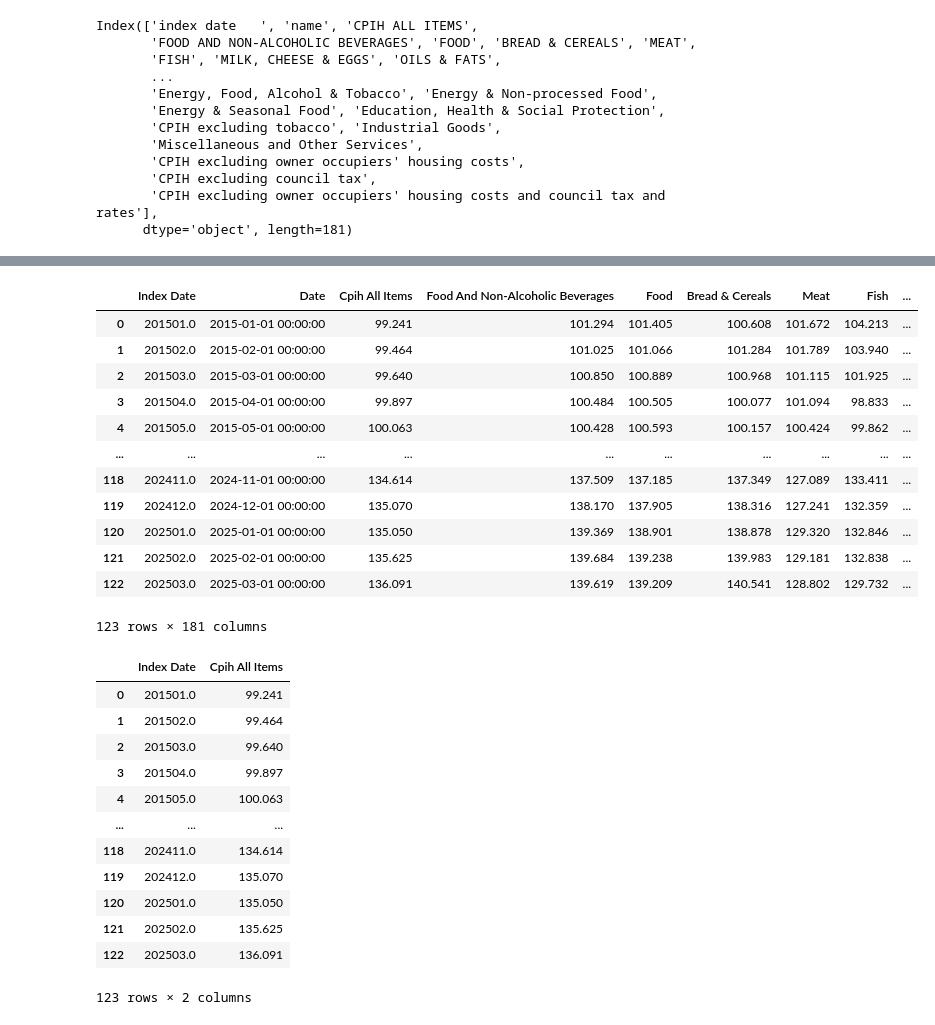
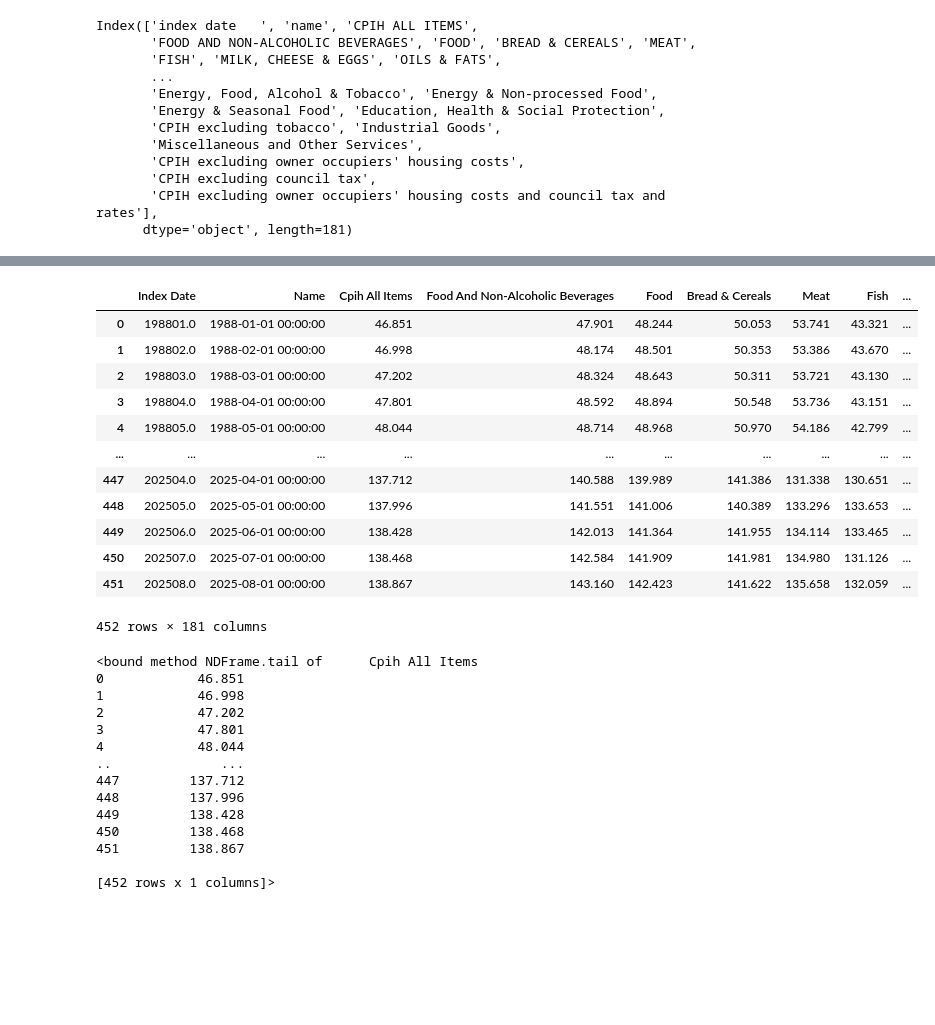
Before and after one commit to Drook93/ONS-Govenment-Public-Spending-Forecast, a Jupyter notebook: CPI_ons_data_new.ipynb, the cells around one changed output, grey strips where cells are left out. Drawn from its saved outputs; the diff is of its cells as text; code cells hidden in the pictures; blank space fills up the shorter version.

```diff
--- a/CPI_ons_data_new.ipynb
+++ b/CPI_ons_data_new.ipynb
@@ -63,3 +62,0 @@ df
-# %%
-df = df.rename(columns={'Name': 'Date'})
-print(df['Date'])
@@ -99,17 +103,18 @@ print(df.iloc[120:150])
 # %%
-df.drop(df.index[123:], inplace=True)
+df.drop(df.index[452:], inplace=True)
+df = df.reset_index(drop=True)
 df
 # %% [output]
-|  | Index Date | Date | Cpih All Items | Food And Non-Alcoholic Beverages | Food | Bread & Cereals | Meat | Fish | ... |
-| 0 | 201501.0 | 2015-01-01 00:00:00 | 99.241 | 101.294 | 101.405 | 100.608 | 101.672 | 104.213 | ... |
-| 1 | 201502.0 | 2015-02-01 00:00:00 | 99.464 | 101.025 | 101.066 | 101.284 | 101.789 | 103.940 | ... |
-| 2 | 201503.0 | 2015-03-01 00:00:00 | 99.640 | 100.850 | 100.889 | 100.968 | 101.115 | 101.925 | ... |
-| 3 | 201504.0 | 2015-04-01 00:00:00 | 99.897 | 100.484 | 100.505 | 100.077 | 101.094 | 98.833 | ... |
-| 4 | 201505.0 | 2015-05-01 00:00:00 | 100.063 | 100.428 | 100.593 | 100.157 | 100.424 | 99.862 | ... |
+|  | Index Date | Name | Cpih All Items | Food And Non-Alcoholic Beverages | Food | Bread & Cereals | Meat | Fish | ... |
+| 0 | 198801.0 | 1988-01-01 00:00:00 | 46.851 | 47.901 | 48.244 | 50.053 | 53.741 | 43.321 | ... |
+| 1 | 198802.0 | 1988-02-01 00:00:00 | 46.998 | 48.174 | 48.501 | 50.353 | 53.386 | 43.670 | ... |
+| 2 | 198803.0 | 1988-03-01 00:00:00 | 47.202 | 48.324 | 48.643 | 50.311 | 53.721 | 43.130 | ... |
+| 3 | 198804.0 | 1988-04-01 00:00:00 | 47.801 | 48.592 | 48.894 | 50.548 | 53.736 | 43.151 | ... |
+| 4 | 198805.0 | 1988-05-01 00:00:00 | 48.044 | 48.714 | 48.968 | 50.970 | 54.186 | 42.799 | ... |
 | ... | ... | ... | ... | ... | ... | ... | ... | ... | ... |
-| 118 | 202411.0 | 2024-11-01 00:00:00 | 134.614 | 137.509 | 137.185 | 137.349 | 127.089 | 133.411 | ... |
-| 119 | 202412.0 | 2024-12-01 00:00:00 | 135.070 | 138.170 | 137.905 | 138.316 | 127.241 | 132.359 | ... |
-| 120 | 202501.0 | 2025-01-01 00:00:00 | 135.050 | 139.369 | 138.901 | 138.878 | 129.320 | 132.846 | ... |
-| 121 | 202502.0 | 2025-02-01 00:00:00 | 135.625 | 139.684 | 139.238 | 139.983 | 129.181 | 132.838 | ... |
-| 122 | 202503.0 | 2025-03-01 00:00:00 | 136.091 | 139.619 | 139.209 | 140.541 | 128.802 | 129.732 | ... |
+| 447 | 202504.0 | 2025-04-01 00:00:00 | 137.712 | 140.588 | 139.989 | 141.386 | 131.338 | 130.651 | ... |
+| 448 | 202505.0 | 2025-05-01 00:00:00 | 137.996 | 141.551 | 141.006 | 140.389 | 133.296 | 133.653 | ... |
+| 449 | 202506.0 | 2025-06-01 00:00:00 | 138.428 | 142.013 | 141.364 | 141.955 | 134.114 | 133.465 | ... |
+| 450 | 202507.0 | 2025-07-01 00:00:00 | 138.468 | 142.584 | 141.909 | 141.981 | 134.980 | 131.126 | ... |
+| 451 | 202508.0 | 2025-08-01 00:00:00 | 138.867 | 143.160 | 142.423 | 141.622 | 135.658 | 132.059 | ... |
-123 rows × 181 columns
+452 rows × 181 columns
@@ -119,18 +121,19 @@ df = df[df['Index Date'] >= '201501'].reset_index(drop=True)
 # %%
-df_CPIH = df[['Index Date', 'Cpih All Items']]
+df_CPIH = df[['Cpih All Items']]
 
-df_CPIH
+df_CPIH.tail
 # %% [output]
-|  | Index Date | Cpih All Items |
-| 0 | 201501.0 | 99.241 |
-| 1 | 201502.0 | 99.464 |
-| 2 | 201503.0 | 99.640 |
-| 3 | 201504.0 | 99.897 |
-| 4 | 201505.0 | 100.063 |
-| ... | ... | ... |
-| 118 | 202411.0 | 134.614 |
-| 119 | 202412.0 | 135.070 |
-| 120 | 202501.0 | 135.050 |
-| 121 | 202502.0 | 135.625 |
-| 122 | 202503.0 | 136.091 |
-123 rows × 2 columns
+<bound method NDFrame.tail of      Cpih All Items
+0            46.851
+1            46.998
+2            47.202
+3            47.801
+4            48.044
+..              ...
+447         137.712
+448         137.996
+449         138.428
+450         138.468
+451         138.867
+
+[452 rows x 1 columns]>
```
Also changed, not shown: parts of 32 cells of this notebook.
